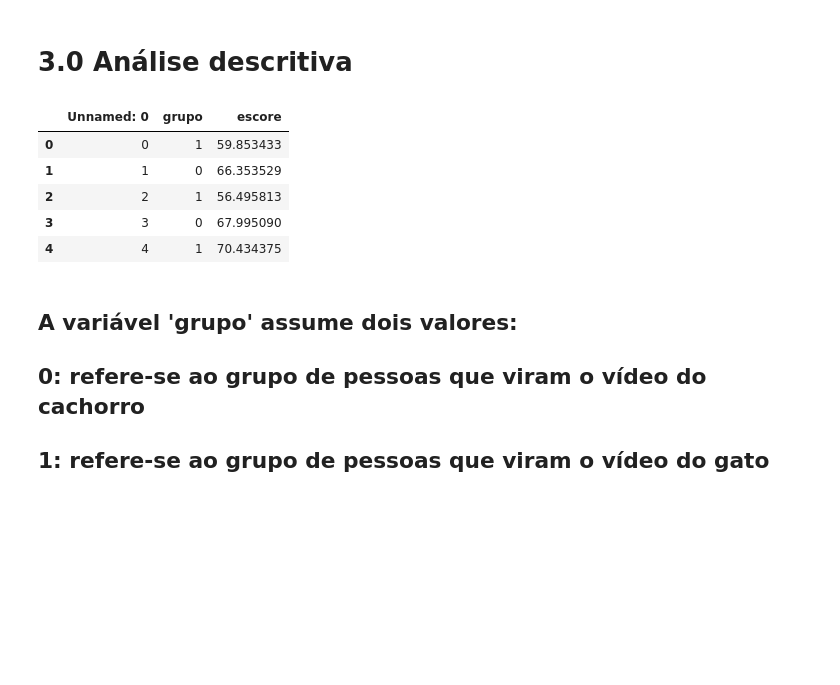
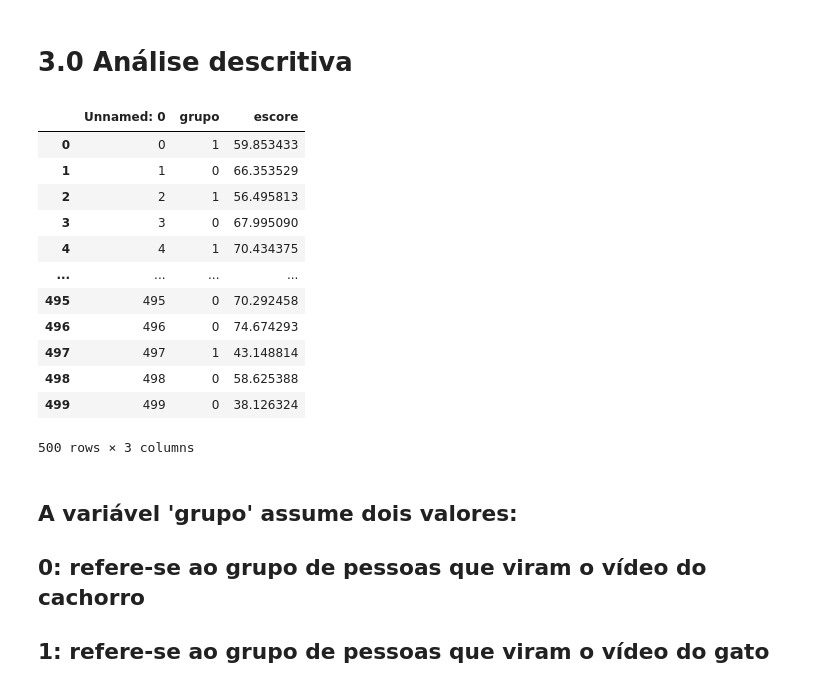
Before and after one commit to LucasBortolomai/TH-duas_amostras_independentes, a Jupyter notebook: th-duas-amostras-independentes.ipynb, the cells around one changed output. Drawn from its saved outputs; the diff is of its cells as text; code cells hidden in the pictures; blank space fills up the shorter version.

```diff
--- a/th-duas-amostras-independentes.ipynb
+++ b/th-duas-amostras-independentes.ipynb
@@ -31,14 +31,21 @@ import seaborn as sns
 # 3.0 Análise descritiva
 # %%
 df = pd.read_csv('/content/drive/MyDrive/EBA/Datasets/cachorro_gato.csv')
-df.head()
+df
 # %% [output]
 |  | Unnamed: 0 | grupo | escore |
 | 0 | 0 | 1 | 59.853433 |
 | 1 | 1 | 0 | 66.353529 |
 | 2 | 2 | 1 | 56.495813 |
 | 3 | 3 | 0 | 67.995090 |
 | 4 | 4 | 1 | 70.434375 |
+| ... | ... | ... | ... |
+| 495 | 495 | 0 | 70.292458 |
+| 496 | 496 | 0 | 74.674293 |
+| 497 | 497 | 1 | 43.148814 |
+| 498 | 498 | 0 | 58.625388 |
+| 499 | 499 | 0 | 38.126324 |
+500 rows × 3 columns
 # %% [markdown]
 ## A variável 'grupo' assume dois valores:
 
```
